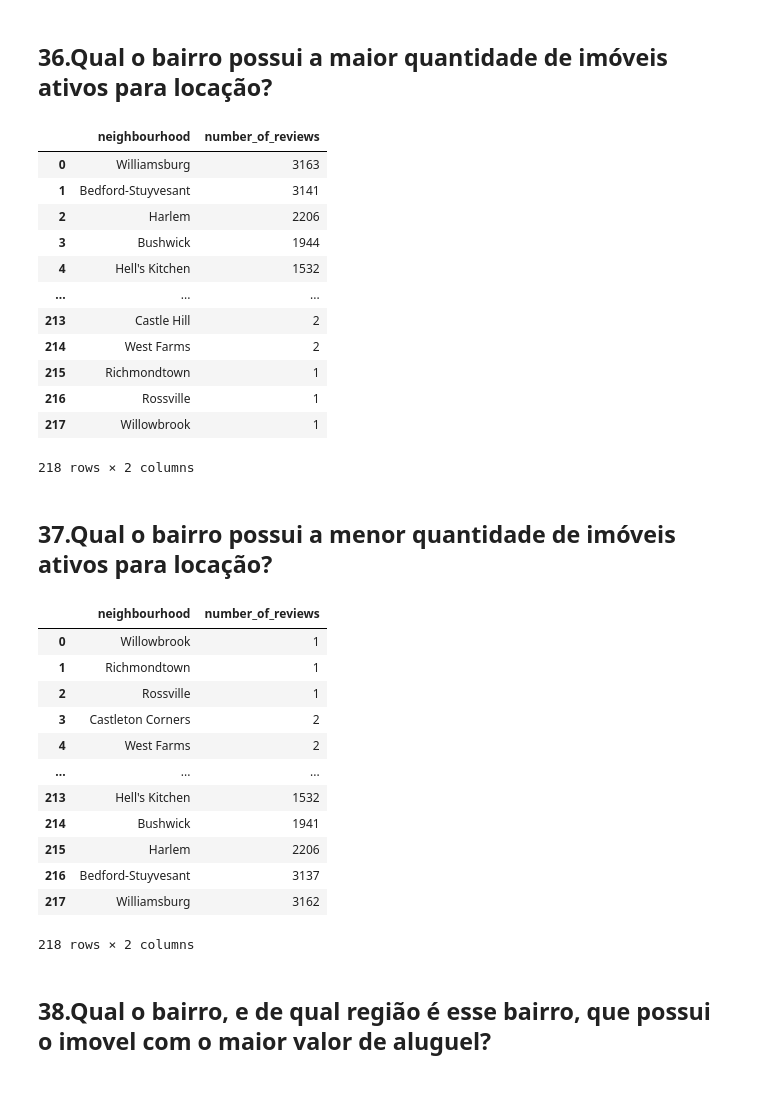
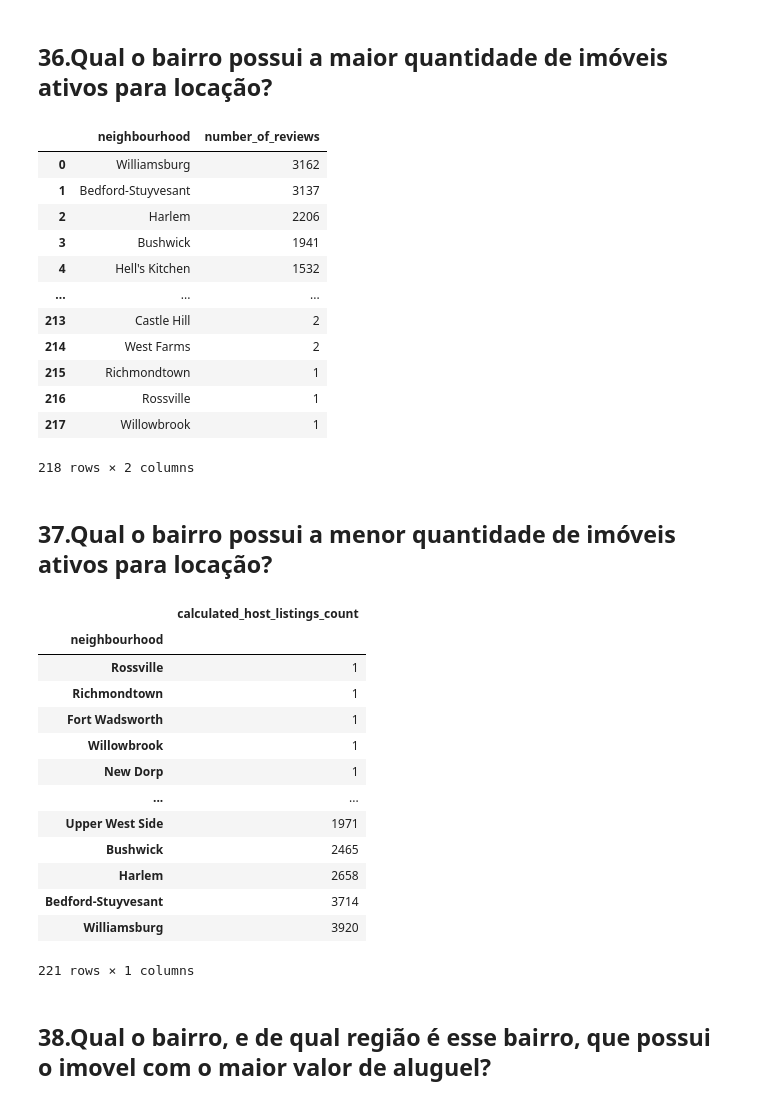
Before and after one commit to webluc/fundamentos, a Jupyter notebook: Desafio-Ciclo02.ipynb, the cells around one changed output. Drawn from its saved outputs; the diff is of its cells as text; code cells hidden in the pictures.

```diff
--- a/Desafio-Ciclo02.ipynb
+++ b/Desafio-Ciclo02.ipynb
@@ -127,7 +127,7 @@ calculated_host_listings_count        0
 availability_365                      0
 dtype: int64
 # %%
-df = df_raw.copy()
+df = df_raw.copy().reset_index()
 # %%
 #df['last_review'] = pd.to_datetime( df['last_review'] )
 # %%
@@ -622,14 +683,14 @@ df[['neighbourhood_group','availability_365']].groupby('neighbourhood_group').me
 # %% [markdown]
 ## 36.Qual o bairro possui a maior quantidade de imóveis ativos para locação?
 # %%
-df_bairro = df.loc[ df['number_of_reviews'] > 0 ]
+df_bairro = df.loc[ (df['number_of_reviews'] > 0) & (df['price'] > 0) ]
 df_bairro[['neighbourhood','number_of_reviews']].groupby('neighbourhood').count().sort_values('number_of_reviews',ascending=False).reset_index()
 # %% [output]
 |  | neighbourhood | number_of_reviews |
-| 0 | Williamsburg | 3163 |
-| 1 | Bedford-Stuyvesant | 3141 |
+| 0 | Williamsburg | 3162 |
+| 1 | Bedford-Stuyvesant | 3137 |
 | 2 | Harlem | 2206 |
-| 3 | Bushwick | 1944 |
+| 3 | Bushwick | 1941 |
 | 4 | Hell's Kitchen | 1532 |
 | ... | ... | ... |
 | 213 | Castle Hill | 2 |
@@ -641,22 +702,29 @@ df_bairro[['neighbourhood','number_of_reviews']].groupby('neighbourhood').count(
 # %% [markdown]
 ## 37.Qual o bairro possui a menor quantidade de imóveis ativos para locação?
 # %%
-df_bairro = df.loc[ (df['number_of_reviews'] > 0) & (df['price'] > 0 )]
-df_bairro[['neighbourhood','number_of_reviews']].groupby('neighbourhood').count().sort_values('number_of_reviews',ascending=True).reset_index()
+# Resposta 'Silver Lake'
+# df_bairro = df.loc[ (df['number_of_reviews'] > 0) & (df['price'] > 0 )]
+# df[['neighbourhood','id']].groupby('neighbourhood').count().sort_values('id',ascending=True)
+
+
+#df.loc[df['neighbourhood'] == 'Silver Lake']
+
+df[['neighbourhood','calculated_host_listings_count']].groupby('neighbourhood').count().sort_values('calculated_host_listings_count',ascending=True)
 # %% [output]
-|  | neighbourhood | number_of_reviews |
-| 0 | Willowbrook | 1 |
-| 1 | Richmondtown | 1 |
-| 2 | Rossville | 1 |
-| 3 | Castleton Corners | 2 |
-| 4 | West Farms | 2 |
-| ... | ... | ... |
-| 213 | Hell's Kitchen | 1532 |
-| 214 | Bushwick | 1941 |
-| 215 | Harlem | 2206 |
-| 216 | Bedford-Stuyvesant | 3137 |
-| 217 | Williamsburg | 3162 |
+|  | calculated_host_listings_count |
+| neighbourhood |  |
+| Rossville | 1 |
+| Richmondtown | 1 |
+| Fort Wadsworth | 1 |
+| Willowbrook | 1 |
+| New Dorp | 1 |
+| ... | ... |
+| Upper West Side | 1971 |
+| Bushwick | 2465 |
+| Harlem | 2658 |
+| Bedford-Stuyvesant | 3714 |
+| Williamsburg | 3920 |
-218 rows × 2 columns
+221 rows × 1 columns
 # %% [markdown]
 ## 38.Qual o bairro, e de qual região é esse bairro, que possui o imovel com o maior valor de aluguel?
 # %%
```
Also changed, not shown: parts of 20 cells of this notebook.
